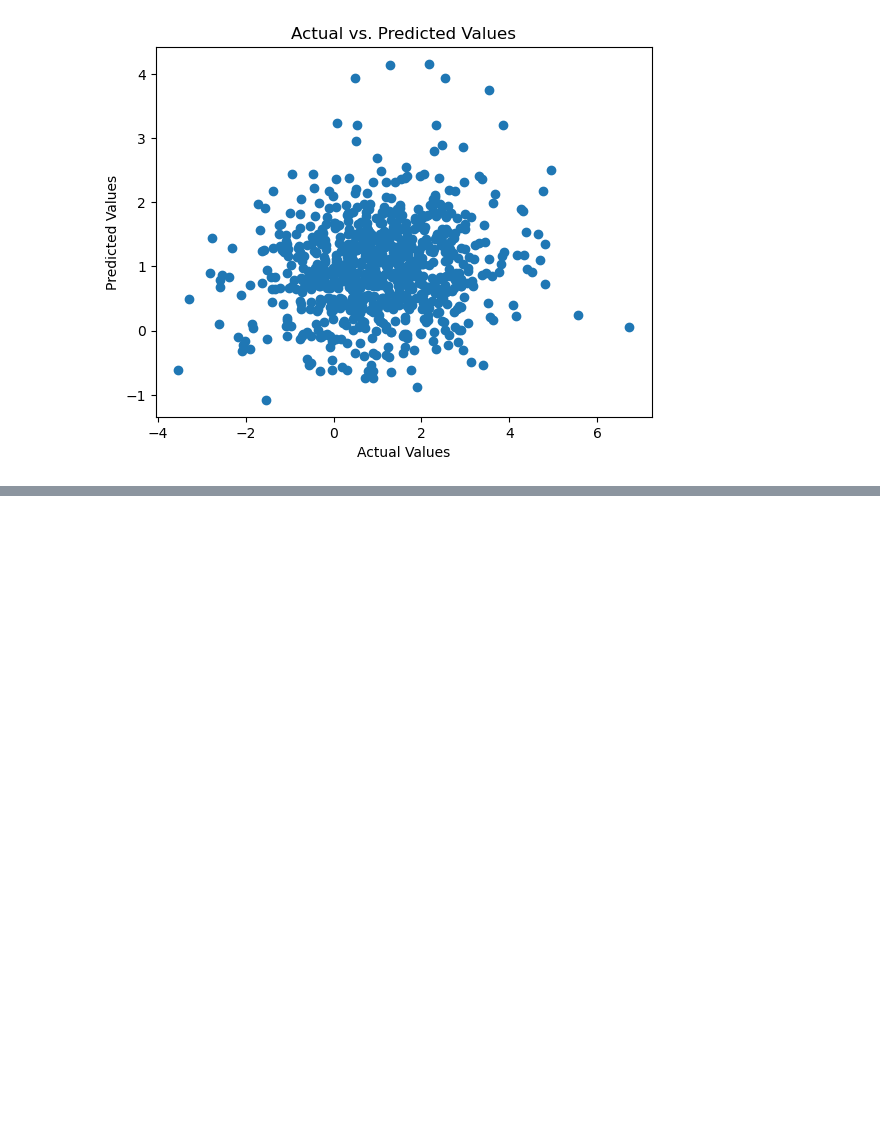
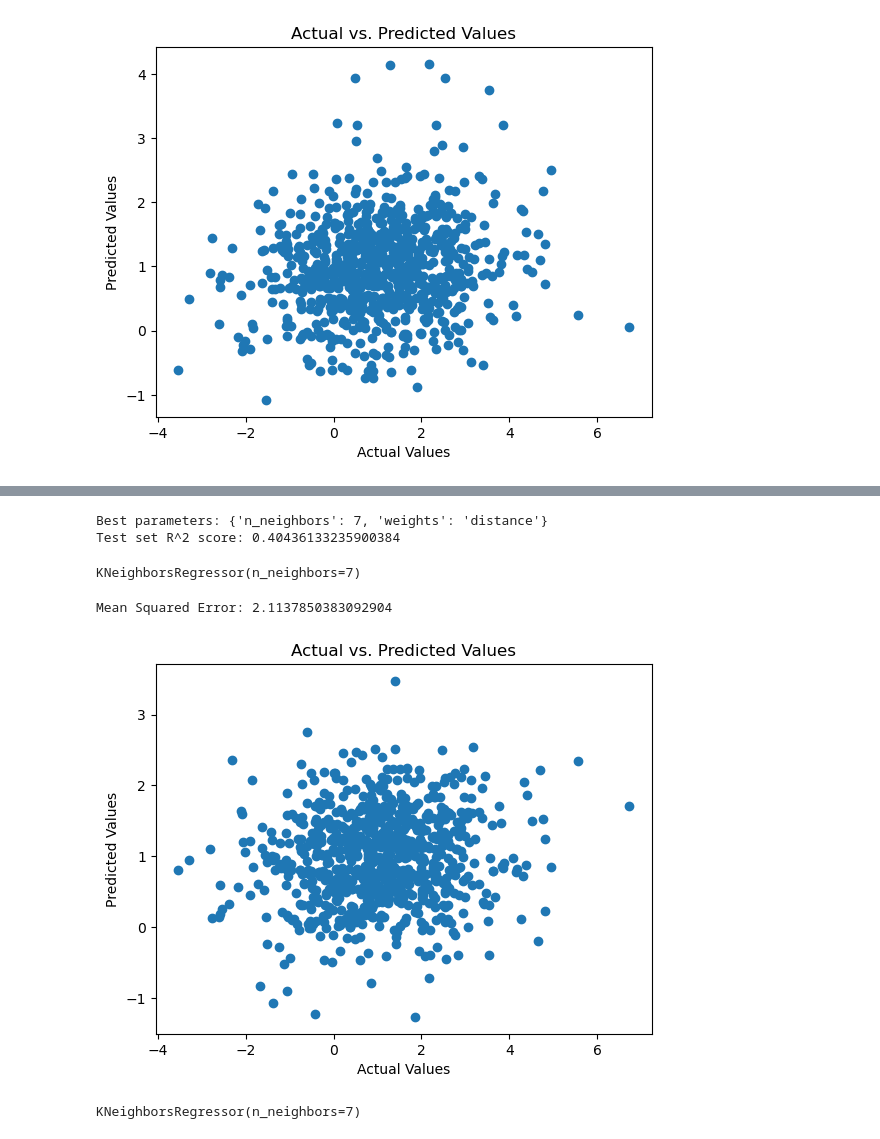
Before and after one commit to CandaceLynch3/UCB, a Jupyter notebook: Capstone_candaceLynch.ipynb, the cells around one changed output, grey strips where cells are left out. Drawn from its saved outputs; the diff is of its cells as text; code cells hidden in the pictures; blank space fills up the shorter version.

```diff
--- a/Capstone_candaceLynch.ipynb
+++ b/Capstone_candaceLynch.ipynb
@@ -572,0 +622,6 @@ Mean Squared Error: 2.146572758167527
+# %%
+print("Best parameters:", best_params)
+print("Test set R^2 score:", score)
+# %% [output]
+Best parameters: {'n_neighbors': 7, 'weights': 'distance'}
+Test set R^2 score: 0.40436133235900384
@@ -572,0 +630,33 @@ Mean Squared Error: 2.146572758167527
+# %%
+
+data = pd.read_csv('C://apples_juiciness.csv')
+
+# Separating features and target variable
+X = data.drop('Crunchiness', axis=1)
+y = data['Crunchiness']
+
+# Splitting data into training and testing sets
+X_train, X_test, y_train, y_test = train_test_split(X, y, test_size=0.2, random_state=42)
+# %%
+knn7 = KNeighborsRegressor(n_neighbors=7)
+
+# Fit the model to the training data
+knn7.fit(X_train, y_train)
+# %% [output]
+KNeighborsRegressor(n_neighbors=7)
+# %%
+y_pred = knn7.predict(X_test)
+# %%
+# MSE calculation where n_neighbors = 7 (Juiciness as the feature)
+mse = mean_squared_error(y_test, y_pred)
+print("Mean Squared Error:", mse)
+
+# Visualize predictions
+plt.scatter(y_test, y_pred)
+plt.xlabel("Actual Values")
+plt.ylabel("Predicted Values")
+plt.title("Actual vs. Predicted Values")
+plt.show()
+# %% [output]
+Mean Squared Error: 2.1137850383092904
+[figure, added]
@@ -572,0 +674,7 @@ Mean Squared Error: 2.146572758167527
+# %%
+knn7 = KNeighborsRegressor(n_neighbors=7)
+
+# Fit the model to the training data
+knn7.fit(X_train, y_train)
+# %% [output]
+KNeighborsRegressor(n_neighbors=7)
```
Also changed, not shown: parts of 33 cells of this notebook.
